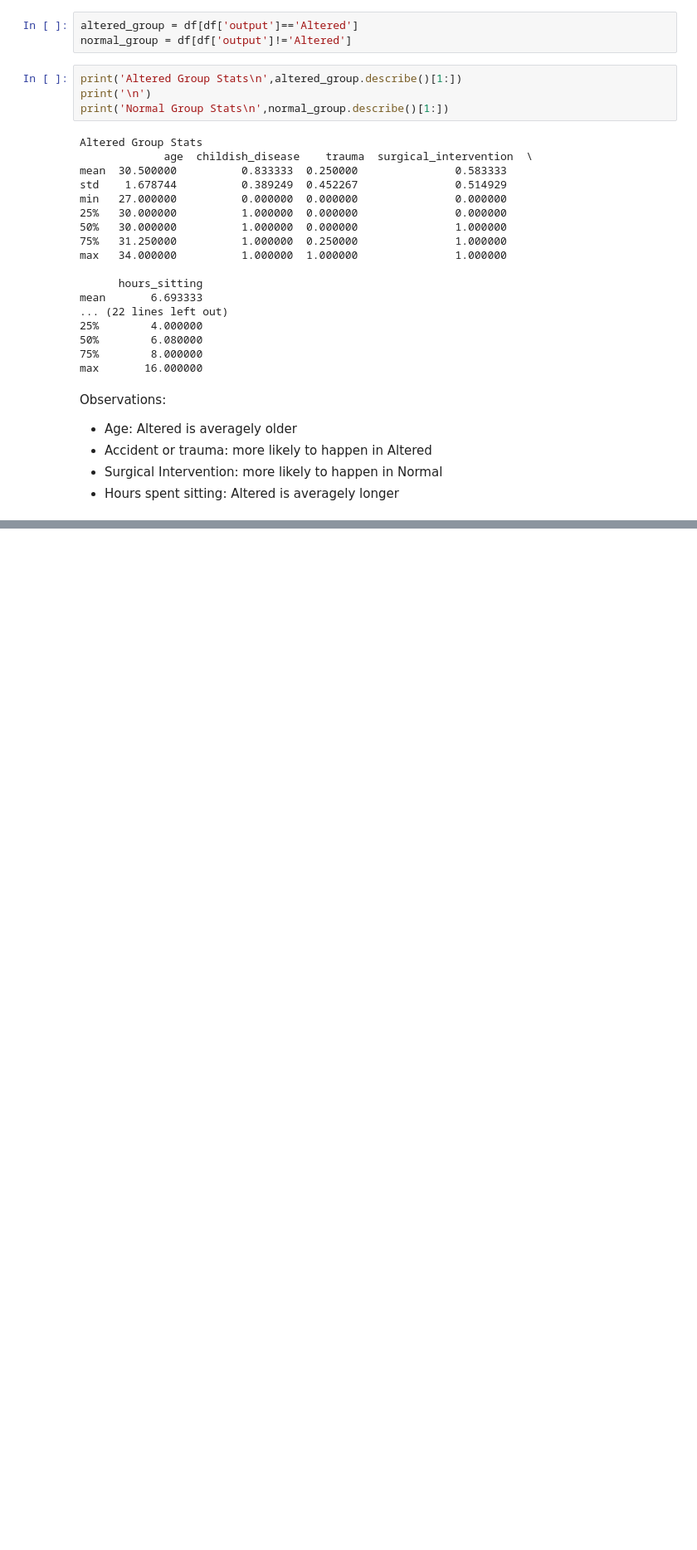
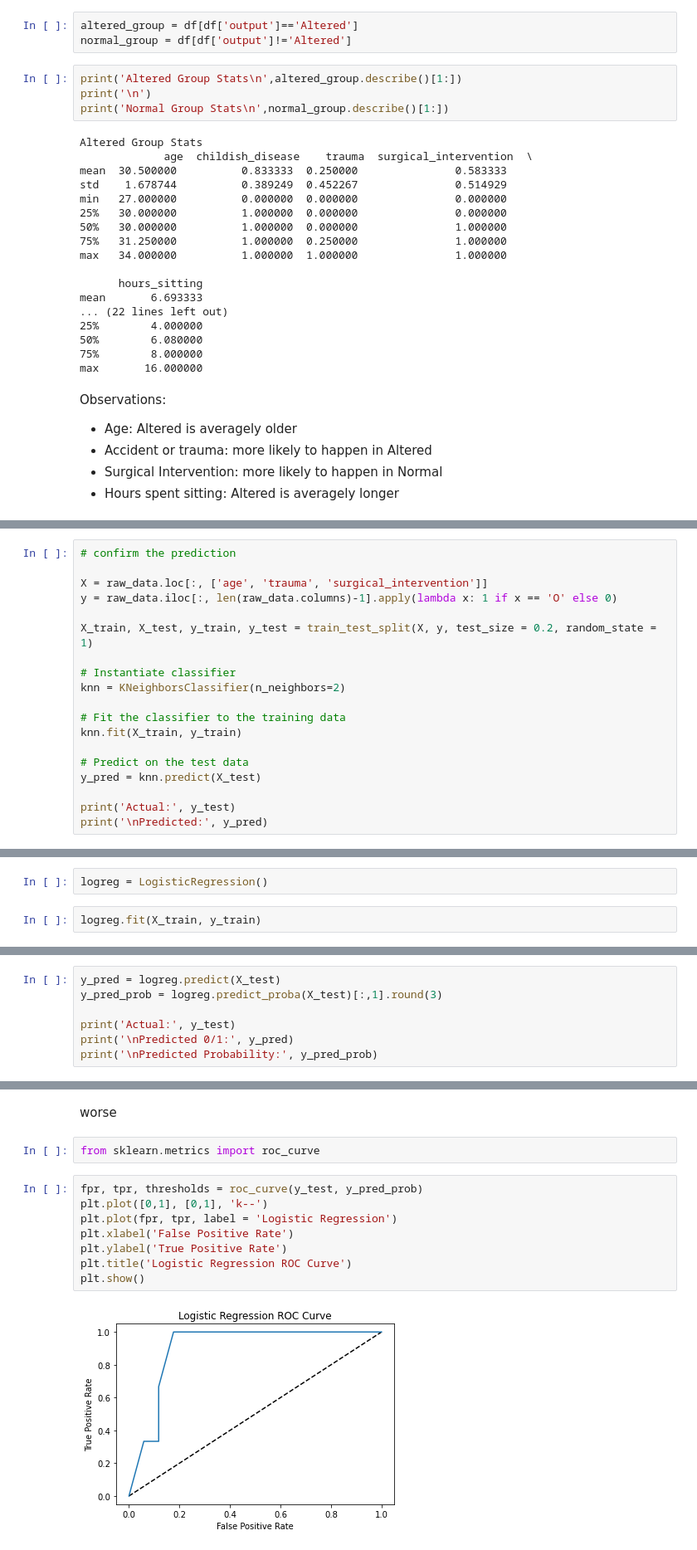
Before and after one commit to kellychin79/analysis_1, a Jupyter notebook: fertility.ipynb, the cells around one changed output, grey strips where cells are left out. Shown at 83% size. Saved outputs shown, nothing was run; the diff lists cells and outputs as text; blank space fills up the shorter version.

```diff
--- a/fertility.ipynb
+++ b/fertility.ipynb
@@ -290,0 +392,19 @@ Observations:
+# %%
+# confirm the prediction
+
+X = raw_data.loc[:, ['age', 'trauma', 'surgical_intervention']]
+y = raw_data.iloc[:, len(raw_data.columns)-1].apply(lambda x: 1 if x == 'O' else 0)
+
+X_train, X_test, y_train, y_test = train_test_split(X, y, test_size = 0.2, random_state = 1)
+
+# Instantiate classifier
+knn = KNeighborsClassifier(n_neighbors=2)
+
+# Fit the classifier to the training data
+knn.fit(X_train, y_train)
+
+# Predict on the test data
+y_pred = knn.predict(X_test)
+
+print('Actual:', y_test)
+print('\nPredicted:', y_pred)
@@ -290,0 +442,4 @@ Observations:
+# %%
+logreg = LogisticRegression()
+# %%
+logreg.fit(X_train, y_train)
@@ -290,0 +448,7 @@ Observations:
+# %%
+y_pred = logreg.predict(X_test)
+y_pred_prob = logreg.predict_proba(X_test)[:,1].round(3)
+
+print('Actual:', y_test)
+print('\nPredicted 0/1:', y_pred)
+print('\nPredicted Probability:', y_pred_prob)
@@ -290,0 +473,14 @@ Observations:
+# %% [markdown]
+worse
+# %%
+from sklearn.metrics import roc_curve
+# %%
+fpr, tpr, thresholds = roc_curve(y_test, y_pred_prob)
+plt.plot([0,1], [0,1], 'k--')
+plt.plot(fpr, tpr, label = 'Logistic Regression')
+plt.xlabel('False Positive Rate')
+plt.ylabel('True Positive Rate')
+plt.title('Logistic Regression ROC Curve')
+plt.show()
+# %% [output]
+[figure, added]
```
Also changed, not shown: parts of 39 cells of this notebook, 7 other files.
